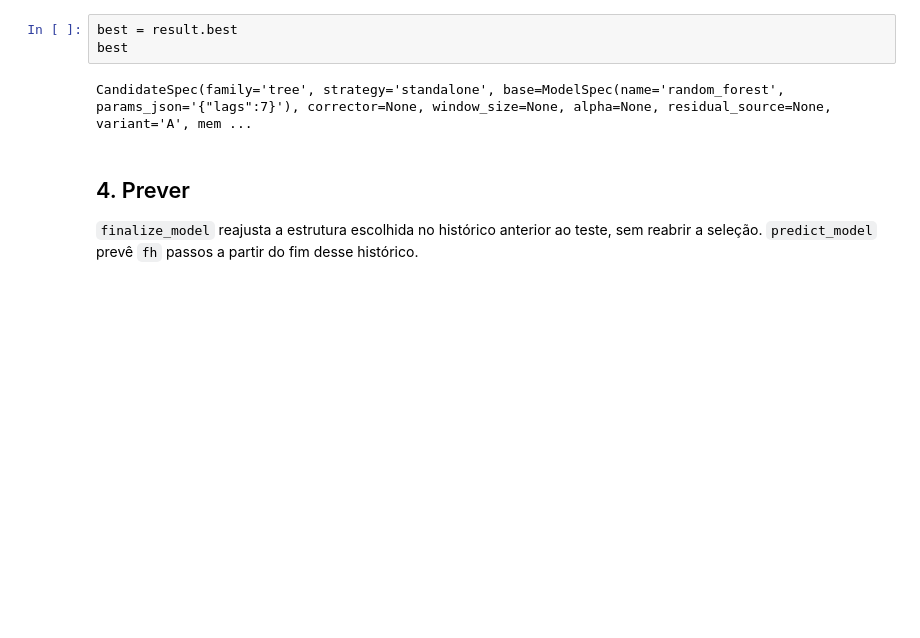
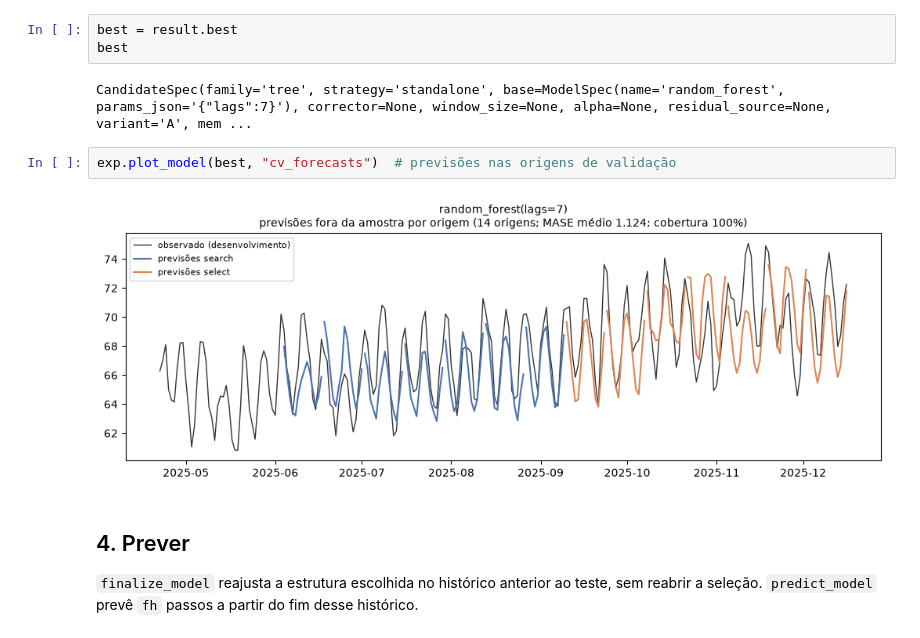
Before and after one commit to autohybts-lib/AutoHybTS, a Jupyter notebook: notebooks/01_quickstart.ipynb, the cells around one changed output. Drawn from its saved outputs; the diff is of its cells as text; blank space fills up the shorter version.

```diff
--- a/notebooks/01_quickstart.ipynb
+++ b/notebooks/01_quickstart.ipynb
@@ -81,6 +89,10 @@ best = result.best
 best
 # %% [output]
 CandidateSpec(family='tree', strategy='standalone', base=ModelSpec(name='random_forest', params_json='{"lags":7}'), corrector=None, window_size=None, alpha=None, residual_source=None, variant='A', mem ...
+# %%
+exp.plot_model(best, "cv_forecasts")  # previsões nas origens de validação
+# %% [output]
+[figure, added]
 # %% [markdown]
 ## 4. Prever
 
```
Also changed, not shown: parts of 4 cells of this notebook, 18 other files.
